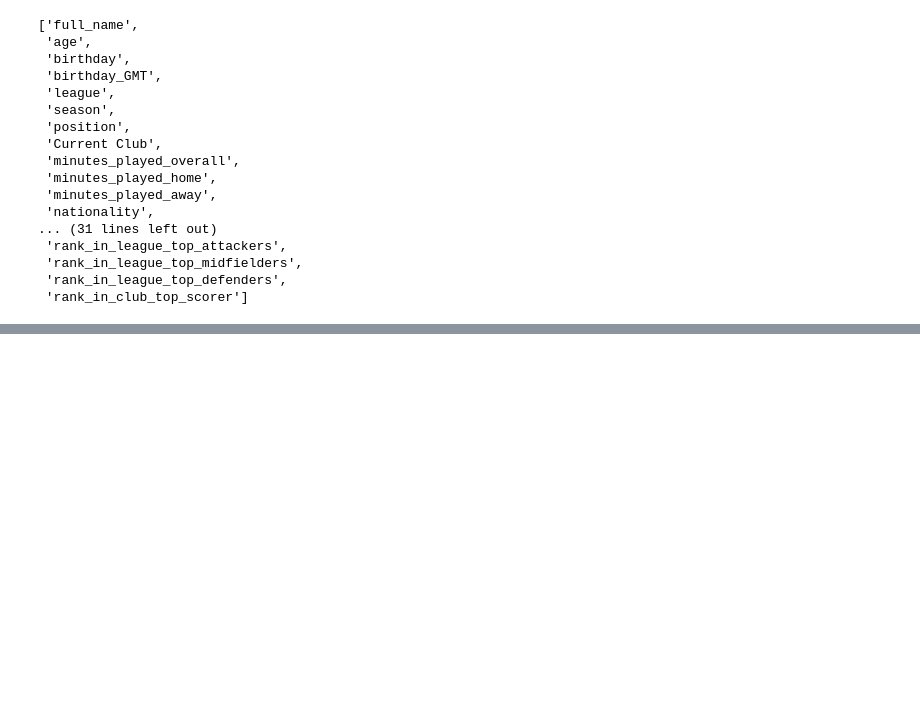
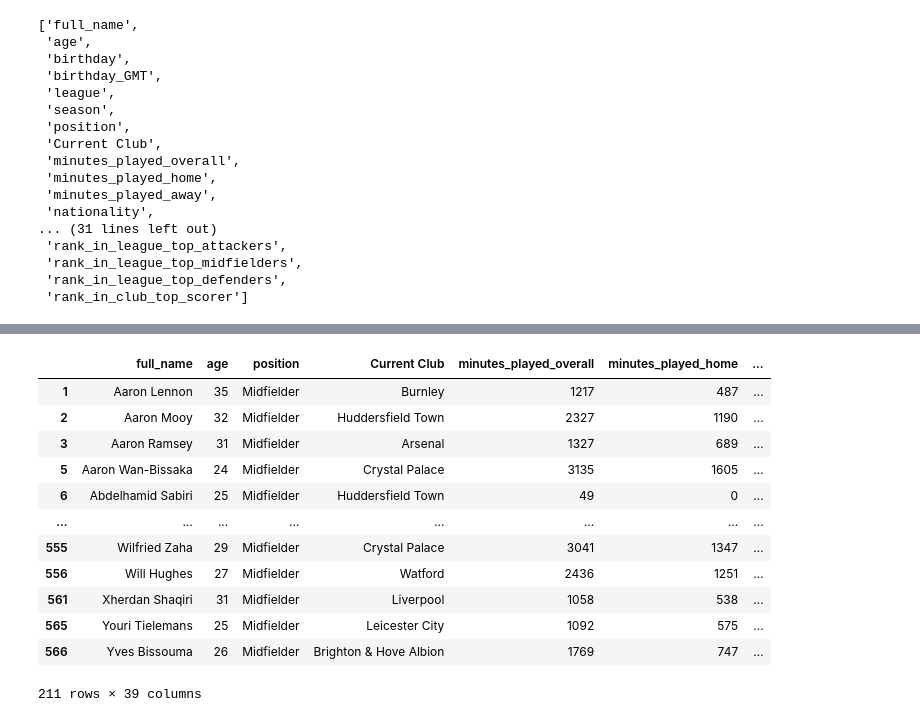
Before and after one commit to sambuddharay/FinalYearProject, a Jupyter notebook: roughStatisticalModel/roughstatisticalmodel.ipynb, the cells around one changed output, grey strips where cells are left out. Drawn from its saved outputs; the diff is of its cells as text; code cells hidden in the pictures; blank space fills up the shorter version.

```diff
--- a/roughStatisticalModel/roughstatisticalmodel.ipynb
+++ b/roughStatisticalModel/roughstatisticalmodel.ipynb
@@ -46,0 +79,18 @@ data = df.drop(['birthday','birthday_GMT','league','season'], axis=1)
+# %%
+midfielders = data.loc[df['position']=='Midfielder']
+# %%
+midfielders.drop(['rank_in_league_top_attackers','rank_in_league_top_midfielders','rank_in_league_top_defenders','rank_in_club_top_scorer'], axis=1)
+# %% [output]
+|  | full_name | age | position | Current Club | minutes_played_overall | minutes_played_home | ... |
+| 1 | Aaron Lennon | 35 | Midfielder | Burnley | 1217 | 487 | ... |
+| 2 | Aaron Mooy | 32 | Midfielder | Huddersfield Town | 2327 | 1190 | ... |
+| 3 | Aaron Ramsey | 31 | Midfielder | Arsenal | 1327 | 689 | ... |
+| 5 | Aaron Wan-Bissaka | 24 | Midfielder | Crystal Palace | 3135 | 1605 | ... |
+| 6 | Abdelhamid Sabiri | 25 | Midfielder | Huddersfield Town | 49 | 0 | ... |
+| ... | ... | ... | ... | ... | ... | ... | ... |
+| 555 | Wilfried Zaha | 29 | Midfielder | Crystal Palace | 3041 | 1347 | ... |
+| 556 | Will Hughes | 27 | Midfielder | Watford | 2436 | 1251 | ... |
+| 561 | Xherdan Shaqiri | 31 | Midfielder | Liverpool | 1058 | 538 | ... |
+| 565 | Youri Tielemans | 25 | Midfielder | Leicester City | 1092 | 575 | ... |
+| 566 | Yves Bissouma | 26 | Midfielder | Brighton & Hove Albion | 1769 | 747 | ... |
+211 rows × 39 columns
```
Also changed, not shown: parts of 8 cells of this notebook.
